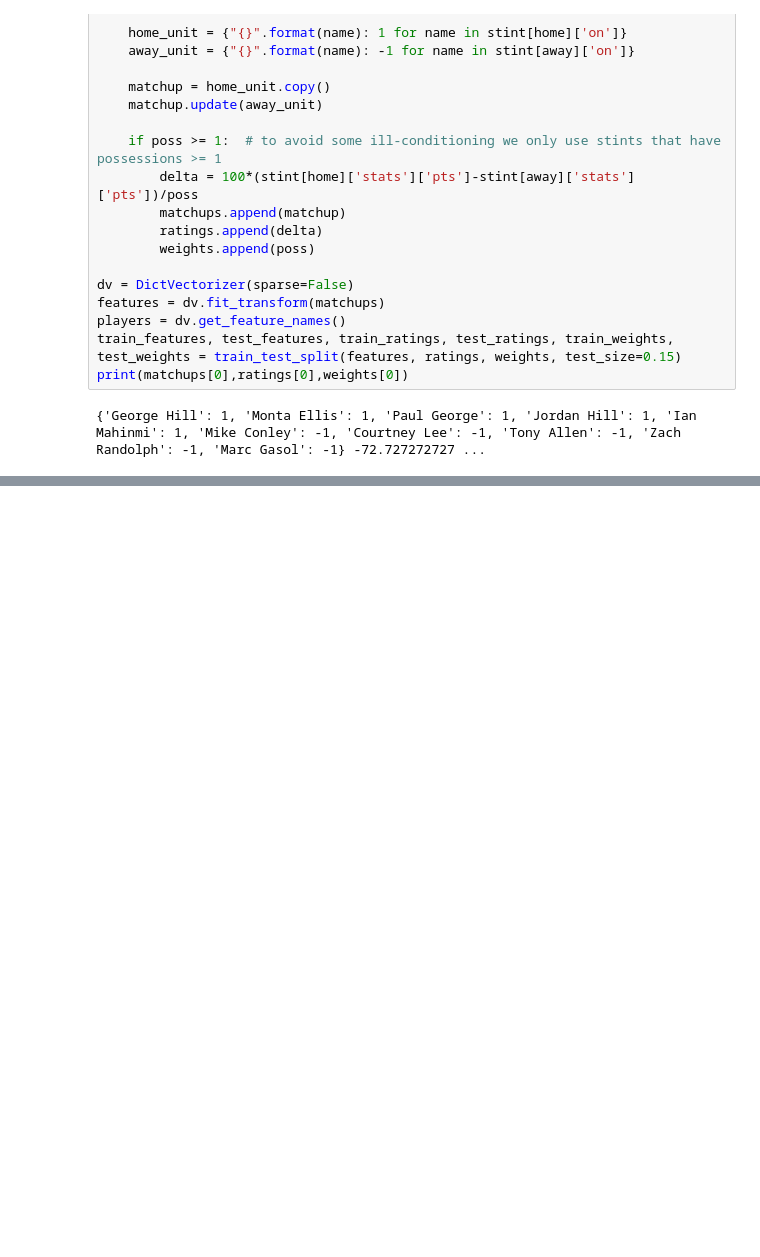
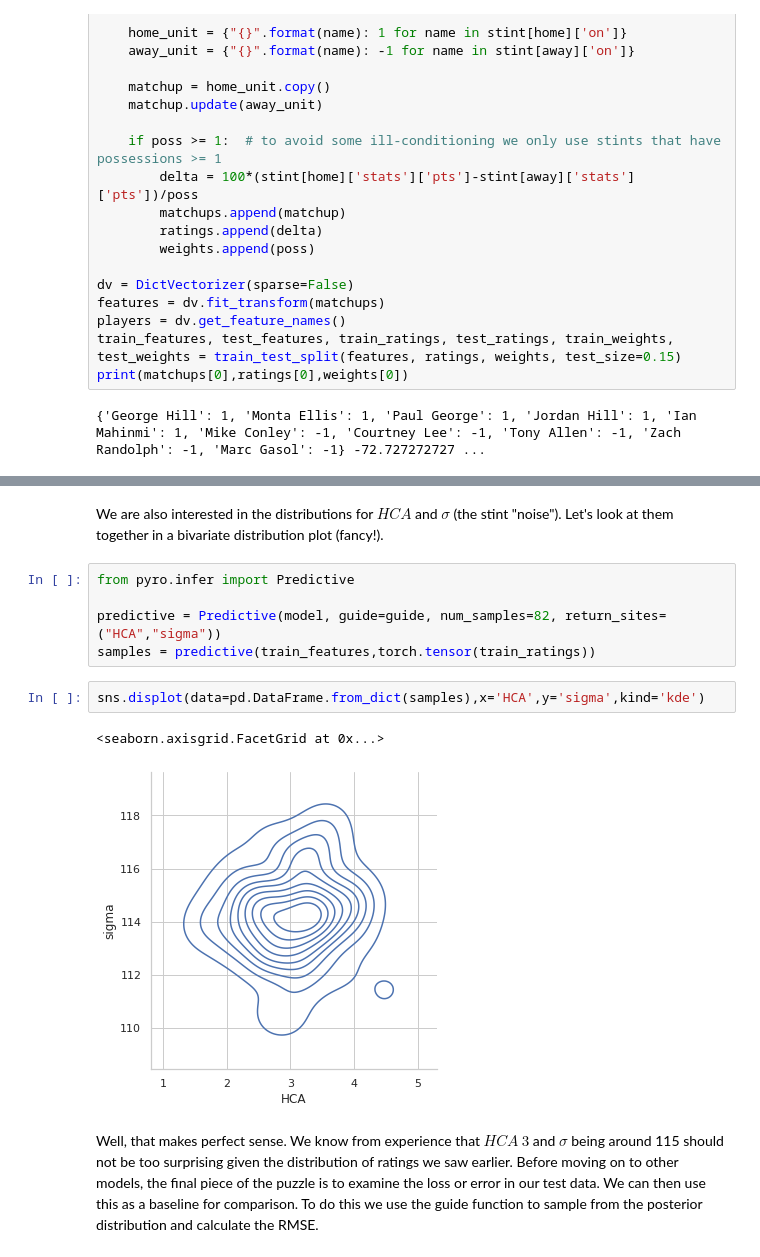
Before and after one commit to EvanZ/ppl-pm, a Jupyter notebook: xpm.ipynb, the cells around one changed output, grey strips where cells are left out. Saved outputs shown, nothing was run; the diff lists cells and outputs as text; blank space fills up the shorter version.

```diff
--- a/xpm.ipynb
+++ b/xpm.ipynb
@@ -241,0 +172,14 @@ np.sqrt(np.mean(np.array(losses)))
+# %% [markdown]
+We are also interested in the distributions for $HCA$ and $\sigma$ (the stint "noise"). Let's look at them together in a bivariate distribution plot (fancy!).
+# %%
+from pyro.infer import Predictive
+
+predictive = Predictive(model, guide=guide, num_samples=82, return_sites=("HCA","sigma"))
+samples = predictive(train_features,torch.tensor(train_ratings))
+# %%
+sns.displot(data=pd.DataFrame.from_dict(samples),x='HCA',y='sigma',kind='kde')
+# %% [output]
+<seaborn.axisgrid.FacetGrid at 0x...>
+[figure, added]
+# %% [markdown]
+Well, that makes perfect sense. We know from experience that $HCA~3$ and $\sigma$ being around 115 should not be too surprising given the distribution of ratings we saw earlier. Before moving on to other models, the final piece of the puzzle is to examine the loss or error in our test data. We can then use this as a baseline for comparison. To do this we use the guide function to sample from the posterior distribution and calculate the RMSE.
```
Also changed, not shown: parts of 55 cells of this notebook.
